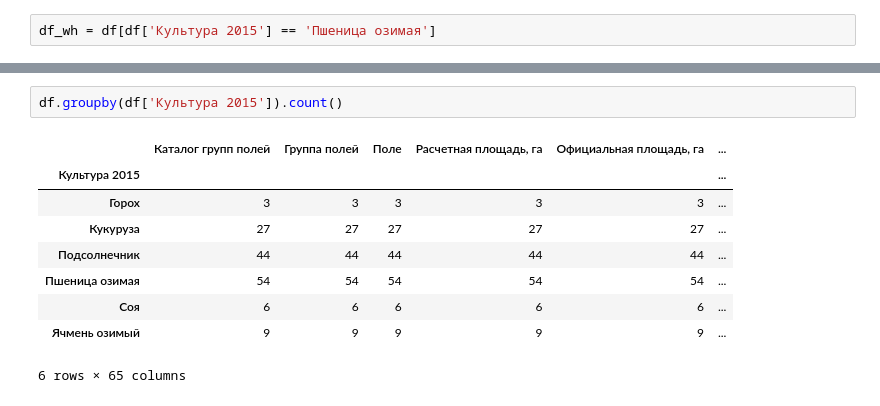
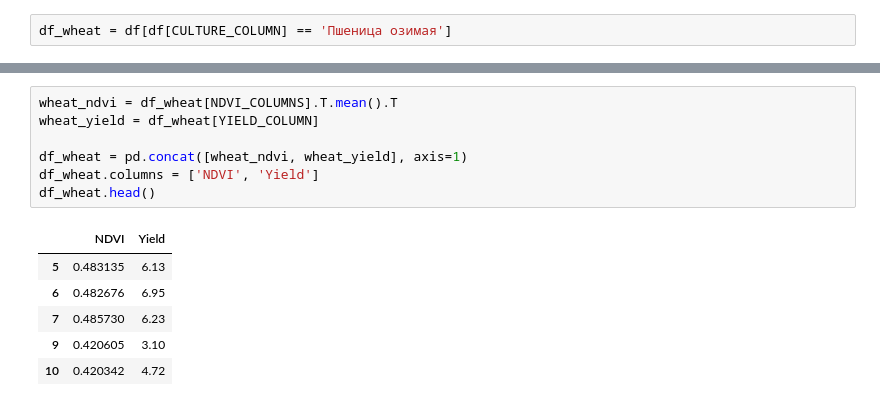
Before and after one commit to DFS-UCU/UkrainianAgriculture, a Jupyter notebook: Correlation.ipynb, the cells around one changed output, grey strips where cells are left out. Saved outputs shown, nothing was run; the diff lists cells and outputs as text.

```diff
--- a/Correlation.ipynb
+++ b/Correlation.ipynb
@@ -40,2 +83,2 @@ df.shape
 # %%
-df_wh = df[df['Культура 2015'] == 'Пшеница озимая']
+df_wheat = df[df[CULTURE_COLUMN] == 'Пшеница озимая']
@@ -49,12 +85,14 @@ array([[ 1.        ,  0.35344279],
-# %%
-df.groupby(df['Культура 2015']).count()
-# %% [output]
-|  | Каталог групп полей | Группа полей | Поле | Расчетная площадь, га | Официальная площадь, га | ... |
-| Культура 2015 |  |  |  |  |  | ... |
-| Горох | 3 | 3 | 3 | 3 | 3 | ... |
-| Кукуруза | 27 | 27 | 27 | 27 | 27 | ... |
-| Подсолнечник | 44 | 44 | 44 | 44 | 44 | ... |
-| Пшеница озимая | 54 | 54 | 54 | 54 | 54 | ... |
-| Соя | 6 | 6 | 6 | 6 | 6 | ... |
-| Ячмень озимый | 9 | 9 | 9 | 9 | 9 | ... |
-6 rows × 65 columns
+# %%
+wheat_ndvi = df_wheat[NDVI_COLUMNS].T.mean().T
+wheat_yield = df_wheat[YIELD_COLUMN]
+
+df_wheat = pd.concat([wheat_ndvi, wheat_yield], axis=1)
+df_wheat.columns = ['NDVI', 'Yield']
+df_wheat.head()
+# %% [output]
+|  | NDVI | Yield |
+| 5 | 0.483135 | 6.13 |
+| 6 | 0.482676 | 6.95 |
+| 7 | 0.485730 | 6.23 |
+| 9 | 0.420605 | 3.10 |
+| 10 | 0.420342 | 4.72 |
```
Also changed, not shown: parts of 17 cells of this notebook.
